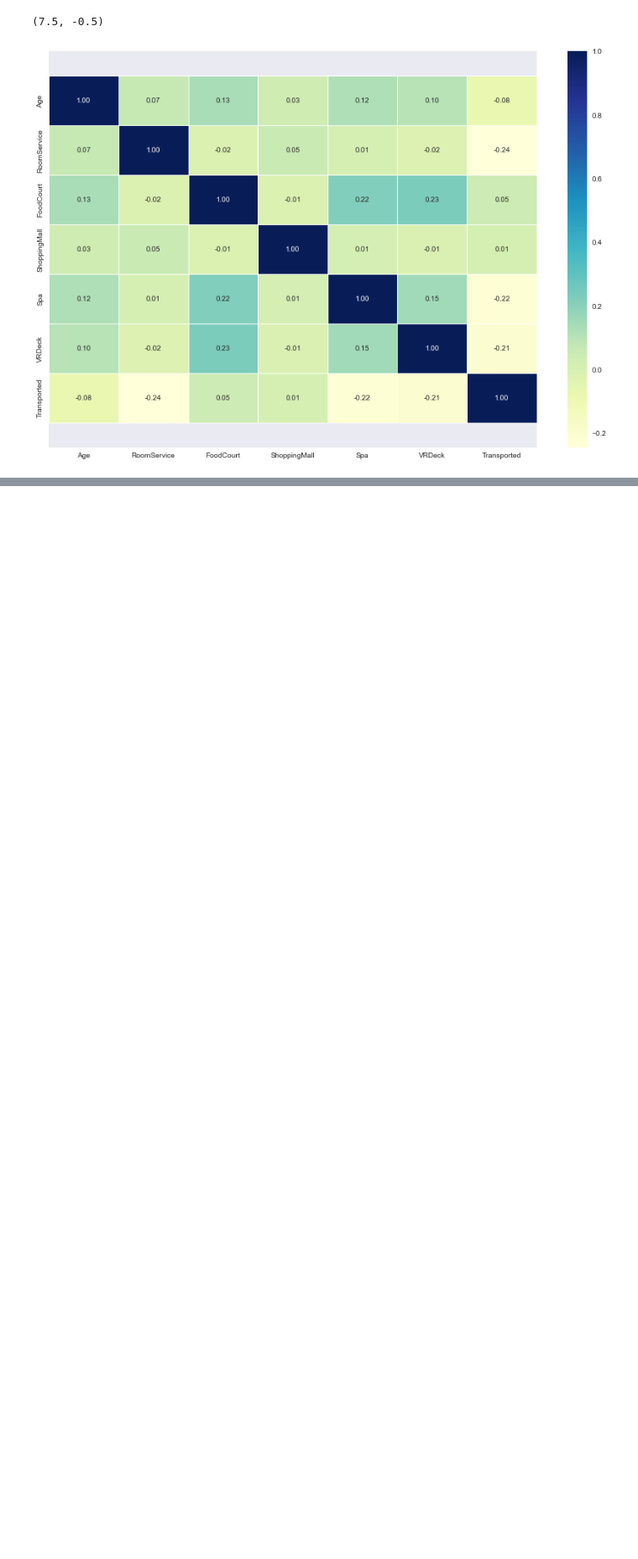
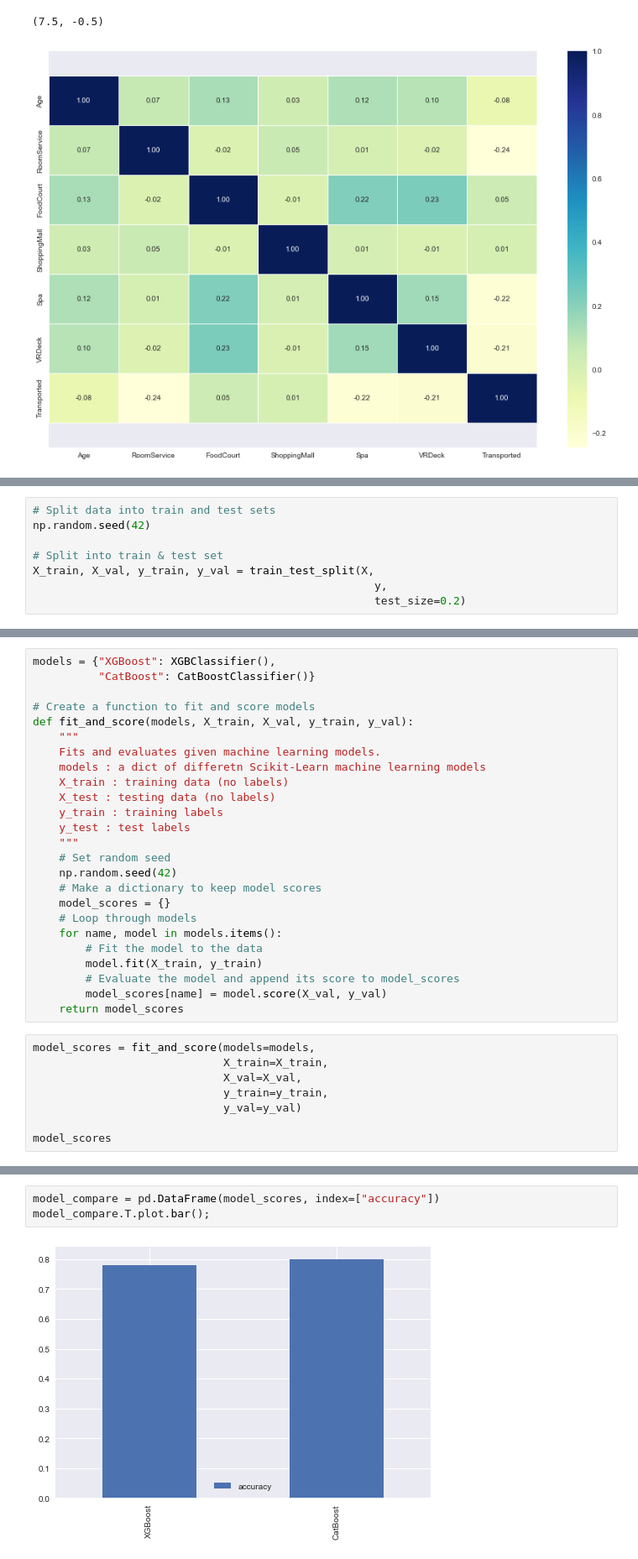
Before and after one commit to abideen-olawuwo/spaceshiptitanic, a Jupyter notebook: spaceship.ipynb, the cells around one changed output, grey strips where cells are left out. Shown at 84% size. Saved outputs shown, nothing was run; the diff lists cells and outputs as text; blank space fills up the shorter version.

Commit message:
modeling

```diff
--- a/spaceship.ipynb
+++ b/spaceship.ipynb
@@ -276,0 +376,8 @@ ax.set_ylim(bottom + 0.5, top - 0.5)
+# %%
+# Split data into train and test sets
+np.random.seed(42)
+
+# Split into train & test set
+X_train, X_val, y_train, y_val = train_test_split(X,
+                                                    y,
+                                                    test_size=0.2)
@@ -276,0 +415,33 @@ ax.set_ylim(bottom + 0.5, top - 0.5)
+# %%
+models = {"XGBoost": XGBClassifier(),
+          "CatBoost": CatBoostClassifier()}
+
+# Create a function to fit and score models
+def fit_and_score(models, X_train, X_val, y_train, y_val):
+    """
+    Fits and evaluates given machine learning models.
+    models : a dict of differetn Scikit-Learn machine learning models
+    X_train : training data (no labels)
+    X_test : testing data (no labels)
+    y_train : training labels
+    y_test : test labels
+    """
+    # Set random seed
+    np.random.seed(42)
+    # Make a dictionary to keep model scores
+    model_scores = {}
+    # Loop through models
+    for name, model in models.items():
+        # Fit the model to the data
+        model.fit(X_train, y_train)
+        # Evaluate the model and append its score to model_scores
+        model_scores[name] = model.score(X_val, y_val)
+    return model_scores
+# %%
+model_scores = fit_and_score(models=models,
+                             X_train=X_train,
+                             X_val=X_val,
+                             y_train=y_train,
+                             y_val=y_val)
+
+model_scores
@@ -276,0 +469,5 @@ ax.set_ylim(bottom + 0.5, top - 0.5)
+# %%
+model_compare = pd.DataFrame(model_scores, index=["accuracy"])
+model_compare.T.plot.bar();
+# %% [output]
+[figure, added]
```
Also changed, not shown: parts of 16 cells of this notebook, 1 other file.
